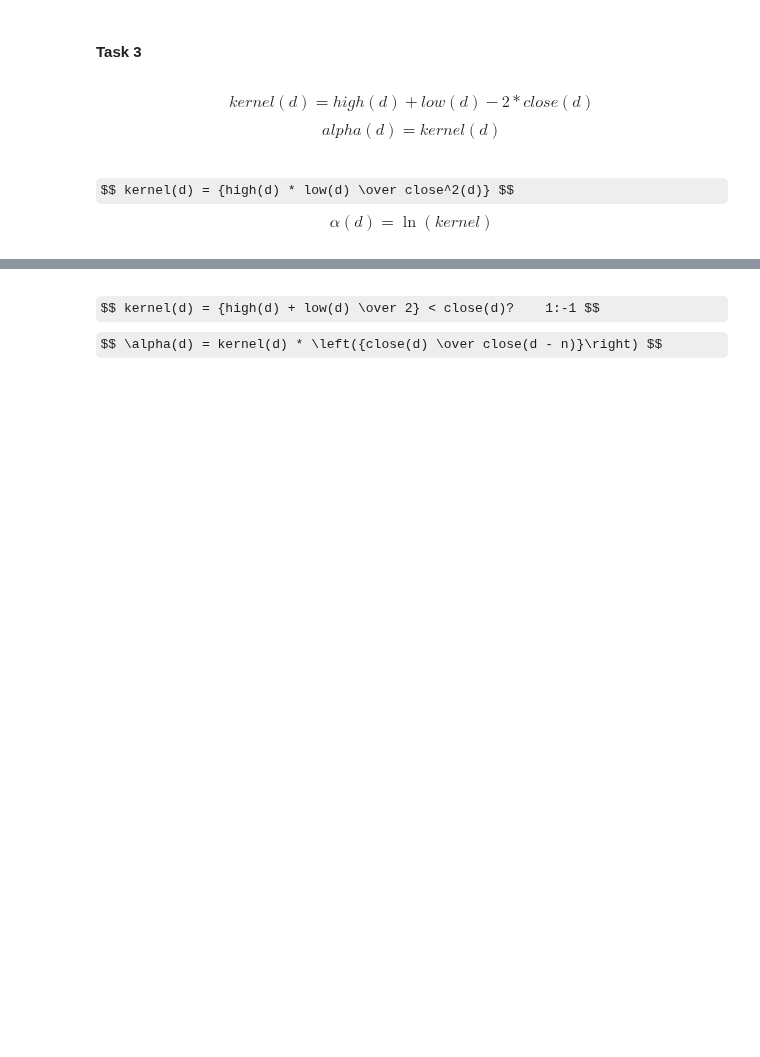
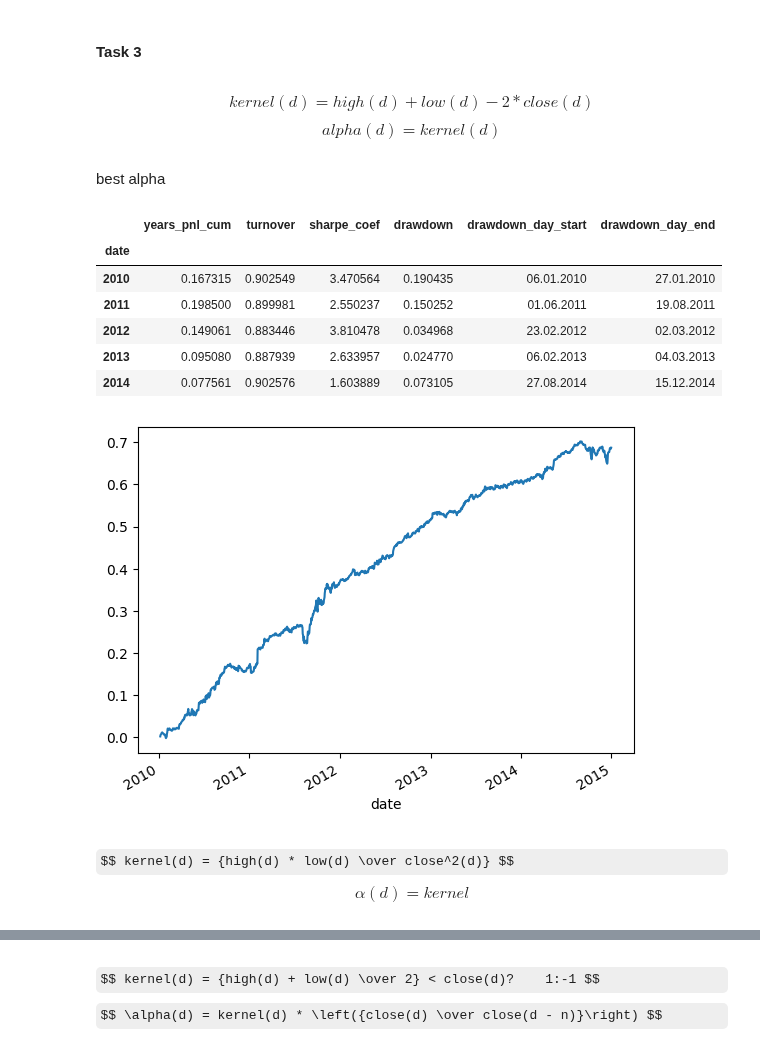
Before and after one commit to ChingisBadmaev/sirius_university, a Jupyter notebook: finding_alphas/task_list_2/main.ipynb, the cells around one changed output, grey strips where cells are left out. Cells and saved outputs as stored; diff of their text form; code cells hidden in the pictures; some formulas as TeX source; blank space fills up the shorter version.

```diff
--- a/finding_alphas/task_list_2/main.ipynb
+++ b/finding_alphas/task_list_2/main.ipynb
@@ -192,11 +259,13 @@ generate_alphas(data_returns, algh_alpha_high_over_low, data_high=data_high, dat
 $$ kernel(d) = high(d) + low(d) - 2*close(d)$$
 $$ alpha(d) = kernel(d) $$
 # %%
-def algh_alpha_high_plus_low_minus_two_close(n=1, data_close=0, data_open=0, data_high=0, data_low=0, volume=0,cut_middle_coef=0, cut_outliers_coef=0, ranking=False):
+def algh_alpha_high_plus_low_minus_two_close(n=1, data_close=0, data_open=0, data_high=0, data_low=0, volume=0,cut_middle_coef=0, cut_outliers_coef=0, ranking=False, decaying=False, decay_d=0, decay_k=0):
     kernel = data_high + data_low - 2 * data_close
-    alpha = kernel
+    alpha = kernel / data_close
+    if decaying==True:
+        alpha = get_decay_alpha(alpha, decay_d, decay_k)
     if ranking ==True:
-        kernel = kernel.T.apply(lambda x: get_rank(x)).T
+        alpha = alpha.T.apply(lambda x: get_rank(x)).T
     alpha = alpha.T.apply(lambda x: cut_outliers(x, cut_outliers_coef)).apply(lambda x: cut_middle(x, cut_middle_coef)).apply(neutralize).apply(normalize).T
     return alpha
 # %%
@@ -204,4 +273,17 @@ generate_alphas(data_returns, algh_alpha_high_plus_low_minus_two_close, data_clo
+# %% [markdown]
+best alpha
+# %%
+alpha_stats(data_returns, algh_alpha_high_plus_low_minus_two_close(data_close=data_close, data_high=data_high, data_low=data_low, cut_middle_coef=0, cut_outliers_coef=0, ranking=False, decaying=True, decay_d=4, decay_k=3))
+# %% [output]
+|  | years_pnl_cum | turnover | sharpe_coef | drawdown | drawdown_day_start | drawdown_day_end |
+| date |  |  |  |  |  |  |
+| 2010 | 0.167315 | 0.902549 | 3.470564 | 0.190435 | 06.01.2010 | 27.01.2010 |
+| 2011 | 0.198500 | 0.899981 | 2.550237 | 0.150252 | 01.06.2011 | 19.08.2011 |
+| 2012 | 0.149061 | 0.883446 | 3.810478 | 0.034968 | 23.02.2012 | 02.03.2012 |
+| 2013 | 0.095080 | 0.887939 | 2.633957 | 0.024770 | 06.02.2013 | 04.03.2013 |
+| 2014 | 0.077561 | 0.902576 | 1.603889 | 0.073105 | 27.08.2014 | 15.12.2014 |
+[figure, added]
 # %% [markdown]
 $$ kernel(d) = {high(d) * low(d) \over close^2(d)} $$
-$$ \alpha(d) = \ln(kernel) $$
+$$ \alpha(d) = kernel $$
 # %%
```
Also changed, not shown: parts of 54 cells of this notebook.
